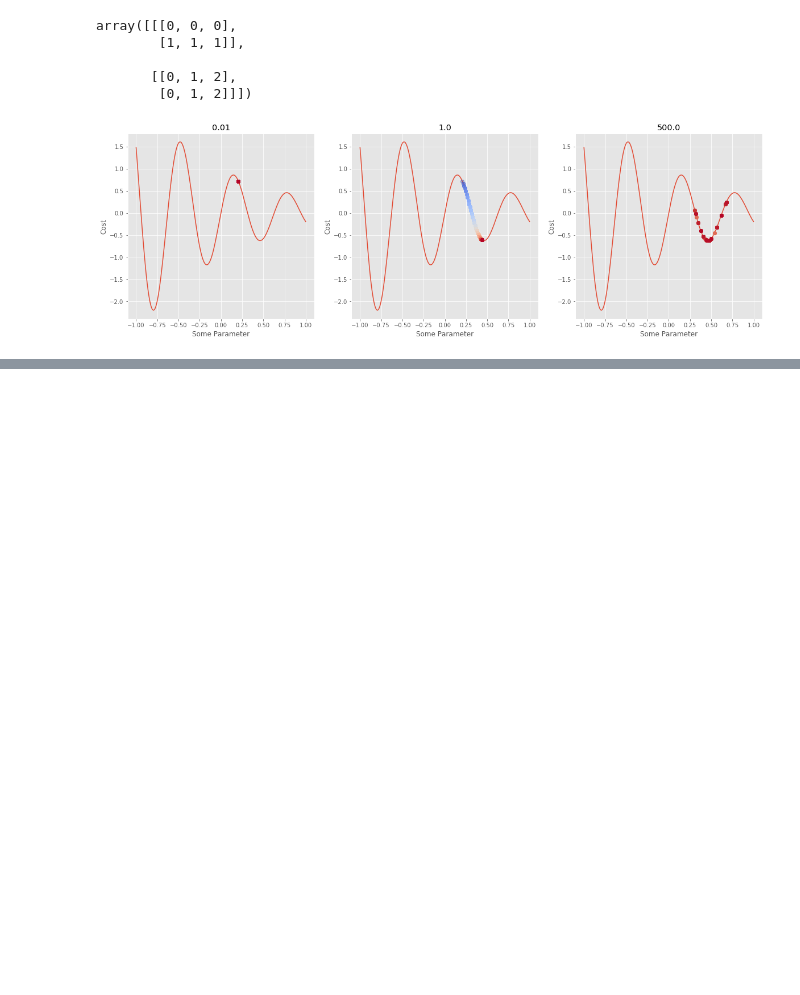
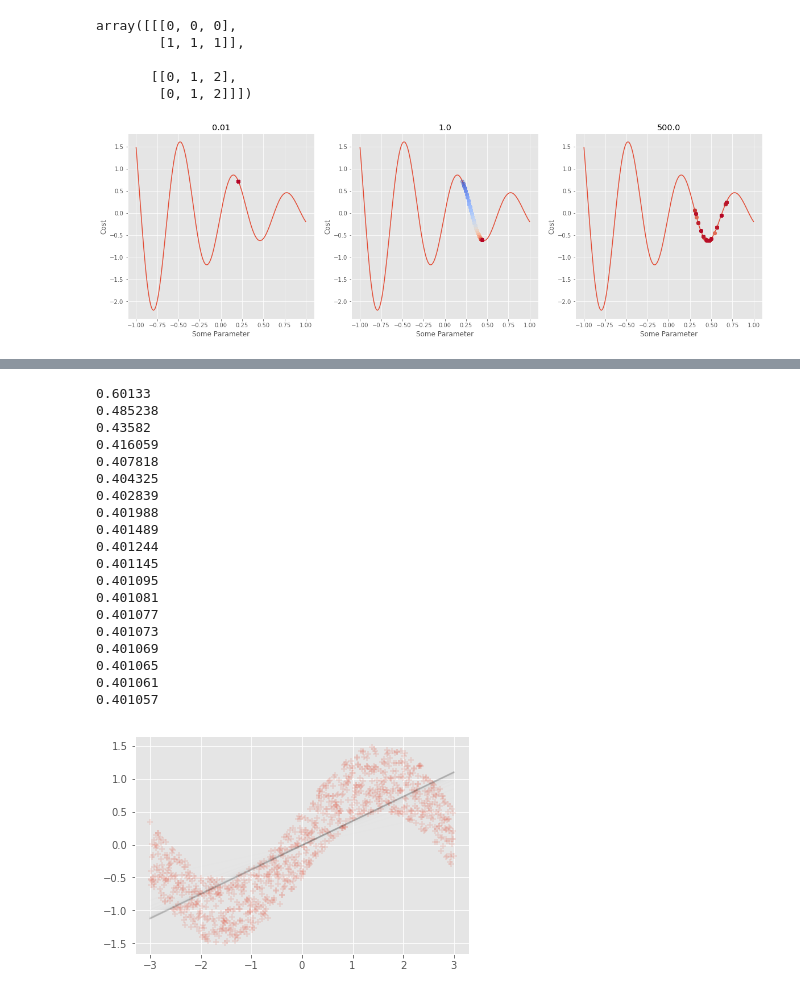
Before and after one commit to goddoe/CADL, a Jupyter notebook: session-2/practice_lecture_2.ipynb, the cells around one changed output, grey strips where cells are left out. Saved outputs shown, nothing was run; the diff lists cells and outputs as text; code cells hidden in the pictures; blank space fills up the shorter version.

```diff
--- a/session-2/practice_lecture_2.ipynb
+++ b/session-2/practice_lecture_2.ipynb
@@ -94,0 +123,73 @@ xs = np.linspace(3)
+# %%
+W = tf.Variable(tf.random_normal([1], dtype=tf.float32, stddev=0.1, name='weight'))
+B = tf.Variable(tf.constant([0],dtype=tf.float32), name='bias')
+
+Y_pred = X*W + B
+# %%
+def distance(p1, p2):
+    return tf.abs(p1-p2)
+# %%
+cost = tf.reduce_mean(distance(Y_pred, Y))
+# %%
+optimizer = tf.train.GradientDescentOptimizer(learning_rate=0.01).minimize(cost)
+# %%
+# We create a session to use the graph
+n_iterations = 5000
+
+# Plot the true data distribution
+fig, ax = plt.subplots(1, 1)
+ax.scatter(xs, ys, alpha=0.15, marker='+')
+with tf.Session() as sess:
+    # Herexx we tell tensorflow thaXt we want to initialize all
+    # the variables in the graph so we can use them
+    # This will set `W` and `b` to their initial random normal value.
+    sess.run(tf.global_variables_initializer())
+
+    # We now run a loop over epochs
+    prev_training_cost = 0.0
+    for it_i in range(n_iterations):
+        sess.run(optimizer, feed_dict={X: xs, Y: ys})
+        training_cost = sess.run(cost, feed_dict={X: xs, Y: ys})
+
+        # every 10 iterations
+        if it_i % 10 == 0:
+            # let's plot the x versus the predicted y
+            ys_pred = Y_pred.eval(feed_dict={X: xs}, session=sess)
+
+            # We'll draw points as a scatter plot just like before
+            # Except we'll also scale the alpha value so that it gets
+            # darker as the iterations get closer to the end
+            ax.plot(xs, ys_pred, 'k', alpha=it_i / n_iterations)
+            fig.show()
+            plt.draw()
+
+            # And let's print our training cost: mean of absolute differences
+            print(training_cost)
+
+        # Allow the training to quit if we've reached a minimum
+        if np.abs(prev_training_cost - training_cost) < 0.00000001:
+            break
+
+        # Keep track of the training cost
+        prev_training_cost = training_cost
+# %% [output]
+0.60133
+0.485238
+0.43582
+0.416059
+0.407818
+0.404325
+0.402839
+0.401988
+0.401489
+0.401244
+0.401145
+0.401095
+0.401081
+0.401077
+0.401073
+0.401069
+0.401065
+0.401061
+0.401057
+[figure, added]
```
Also changed, not shown: parts of 20 cells of this notebook.
